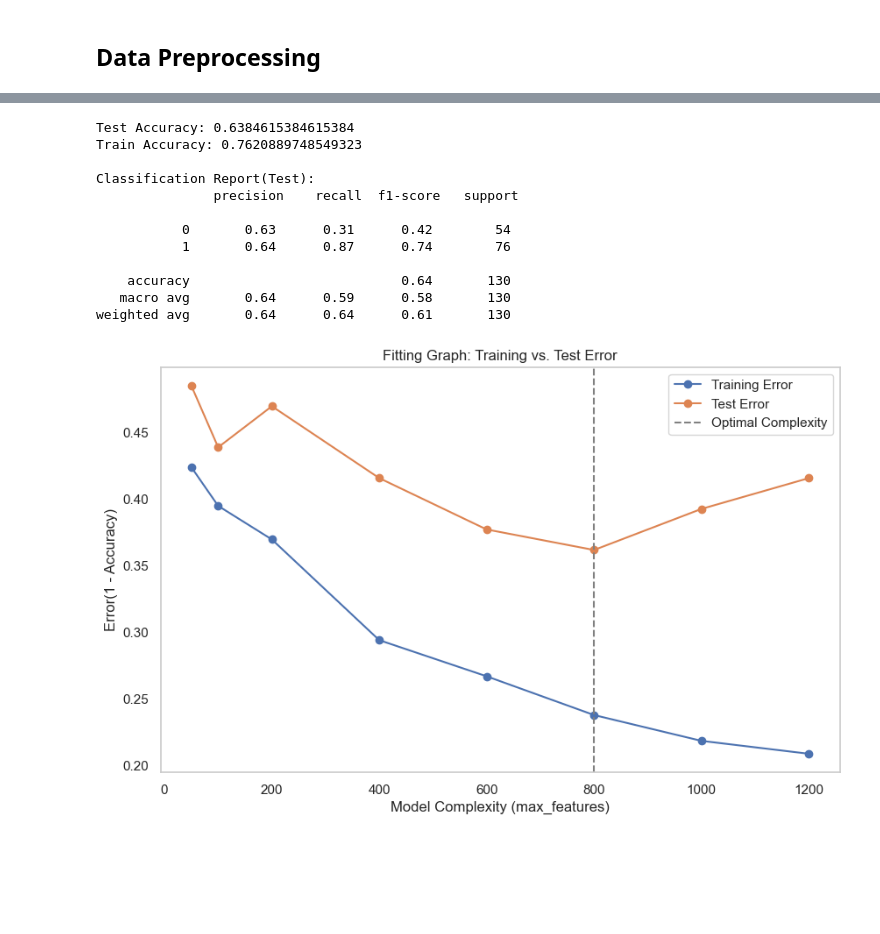
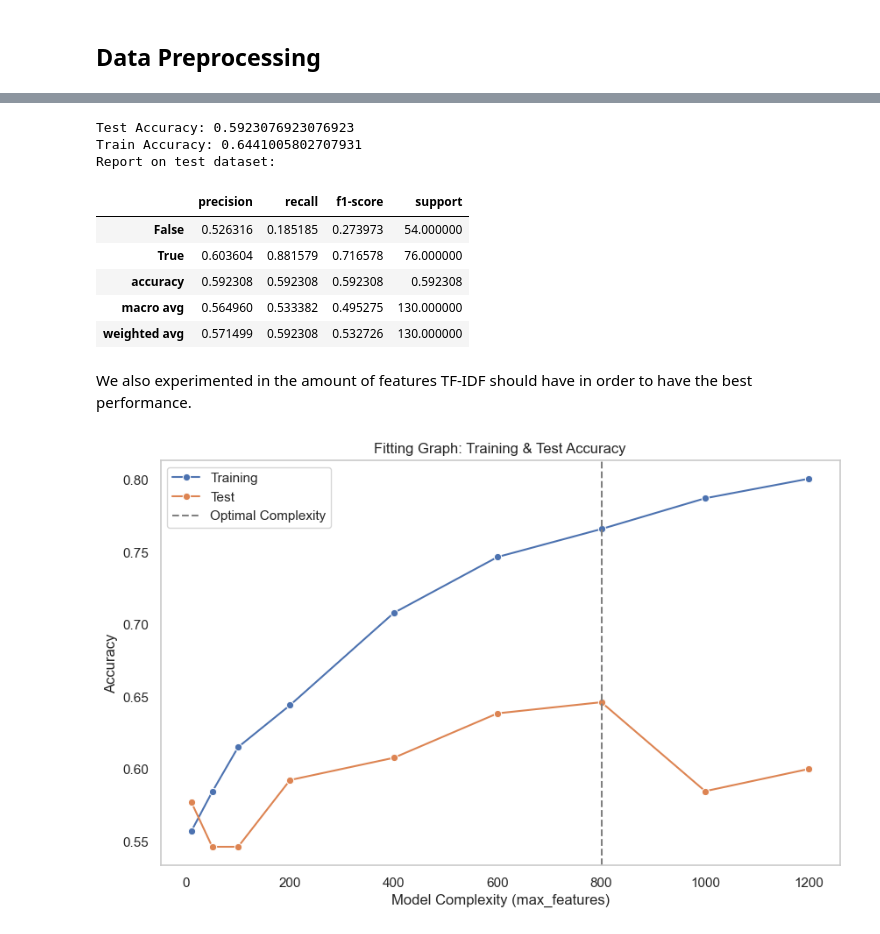
Before and after one commit to Aaron3963/CSE_151A_Project, a Jupyter notebook: project.ipynb, the cells around one changed output, grey strips where cells are left out. Saved outputs shown, nothing was run; the diff lists cells and outputs as text; code cells hidden in the pictures; blank space fills up the shorter version.

```diff
--- a/project.ipynb
+++ b/project.ipynb
@@ -306,0 +265,4 @@ Guardian dataset columns after cleaning: Index(['Time', 'Headlines'], dtype='obj
+# %%
+guardian_data.dropna(subset=['Time'], inplace=True)
+cnbc_data.dropna(subset=['Time'], inplace=True)
+reuters_data.dropna(subset=['Time'], inplace=True)
@@ -440,0 +475,7 @@ grouped_dataset = temp_df.groupby('Date').agg(
+# %%
+grouped_dataset = first_model_data.groupby('Date').agg(
+    Headlines=('Headlines', ' '.join),
+    trend_up=('trend_up', 'first')
+).reset_index()
+
+grouped_dataset.head()
@@ -441,10 +489,9 @@ grouped_dataset = temp_df.groupby('Date').agg(
 # %%
-# First Model: Logistic Regression Model with TF-IDF features
 data = grouped_dataset[['Headlines', 'trend_up']].copy()
 
-vectorizer = TfidfVectorizer(max_features=800)  # Limit to top 800 features for simplicity
+vectorizer = TfidfVectorizer(max_features=200)
 X = vectorizer.fit_transform(data['Headlines']).toarray()
-y = data['trend_up'].astype(int).values
+y = data['trend_up']
 
 X_train, X_test, y_train, y_test = train_test_split(X, y, test_size=0.2, random_state=42)
 
@@ -461,56 +508,58 @@ test_accuracy = accuracy_score(y_test, y_pred_test)
 # Display results
 print("Test Accuracy:", test_accuracy)
 print("Train Accuracy:", train_accuracy)
-print("\nClassification Report(Test):\n", classification_report(y_test, y_pred_test))
+print("Report on test dataset:")
+pd.DataFrame(classification_report(y_test, y_pred_test, output_dict=True)).transpose()
 # %% [output]
-Test Accuracy: 0.6384615384615384
-Train Accuracy: 0.7620889748549323
-
-Classification Report(Test):
-               precision    recall  f1-score   support
-
-           0       0.63      0.31      0.42        54
-           1       0.64      0.87      0.74        76
-
-    accuracy                           0.64       130
-   macro avg       0.64      0.59      0.58       130
-weighted avg       0.64      0.64      0.61       130
+Test Accuracy: 0.5923076923076923
+Train Accuracy: 0.6441005802707931
+Report on test dataset:
+|  | precision | recall | f1-score | support |
+| False | 0.526316 | 0.185185 | 0.273973 | 54.000000 |
+| True | 0.603604 | 0.881579 | 0.716578 | 76.000000 |
+| accuracy | 0.592308 | 0.592308 | 0.592308 | 0.592308 |
+| macro avg | 0.564960 | 0.533382 | 0.495275 | 130.000000 |
+| weighted avg | 0.571499 | 0.592308 | 0.532726 | 130.000000 |
+# %% [markdown]
+We also experimented in the amount of features TF-IDF should have in order to have the best performance.
 # %%
-# Define a range of max_features values to represent model complexity
-complexities = [50, 100, 200, 400, 600, 800, 1000, 1200]
-train_errors = []
-test_errors = []
+complexities = [10, 50, 100, 200, 400, 600, 800, 1000, 1200]
+
+# Lists to store accuracies
+train_accuracies = []
+test_accuracies = []
 
 for max_features in complexities:
-    # Create TF-IDF vectorizer with the current max_features
     vectorizer = TfidfVectorizer(max_features=max_features)
     X = vectorizer.fit_transform(data['Headlines']).toarray()
-    y = data['trend_up'].astype(int).values
+    y = data['trend_up']
 
-    # Split data into training and testing sets
     X_train, X_test, y_train, y_test = train_test_split(X, y, test_size=0.2, random_state=42)
 
-    # Train logistic regression model
     model = LogisticRegression(random_state=42, max_iter=1500)
     model.fit(X_train, y_train)
 
-    # Predict and compute errors
     train_accuracy = accuracy_score(y_train, model.predict(X_train))
     test_accuracy = accuracy_score(y_test, model.predict(X_test))
 
-    train_errors.append(1 - train_accuracy)
-    test_errors.append(1 - test_accuracy)
+    train_accuracies.append(train_accuracy)
+    test_accuracies.append(test_accuracy)
 
-# Plotting the fitting graph
+
+plot_data = pd.DataFrame({
+    'Complexity': complexities * 2,
+    'Accuracy': train_accuracies + test_accuracies,
+    'Type': ['Training'] * len(complexities) + ['Test'] * len(complexities)
+})
+
 plt.figure(figsize=(10, 6))
-plt.plot(complexities, train_errors, label="Training Error", marker='o')
-plt.plot(complexities, test_errors, label="Test Error", marker='o')
-plt.axvline(x=complexities[np.argmin(test_errors)], linestyle='--', color='gray', label="Optimal Complexity")
-plt.title("Fitting Graph: Training vs. Test Error")
+sns.lineplot(data=plot_data, x='Complexity', y='Accuracy', hue='Type', marker='o')
+plt.axvline(x=complexities[np.argmax(test_accuracies)], linestyle='--', color='gray', label="Optimal Complexity")
+plt.title("Fitting Graph: Training & Test Accuracy")
 plt.xlabel("Model Complexity (max_features)")
-plt.ylabel("Error(1 - Accuracy)")
+plt.ylabel("Accuracy")
 plt.legend()
 plt.grid()
 plt.show()
 # %% [output]
-[figure, old version]
+[figure, new version]
```
Also changed, not shown: parts of 42 cells of this notebook, 2 other files.
